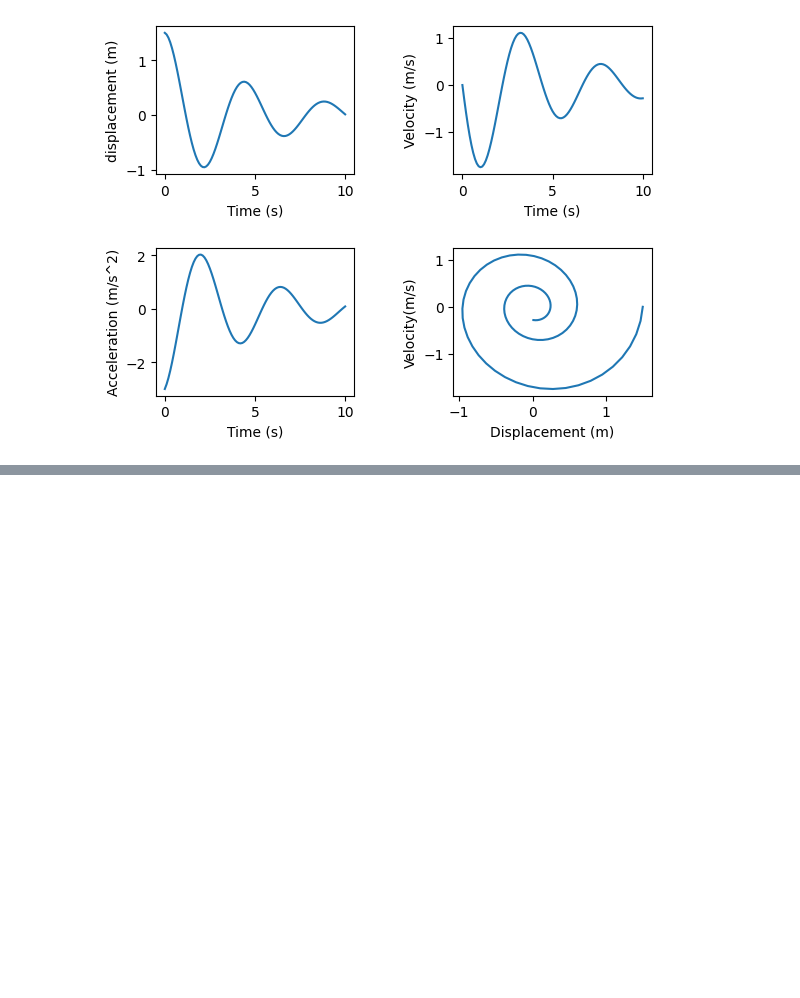
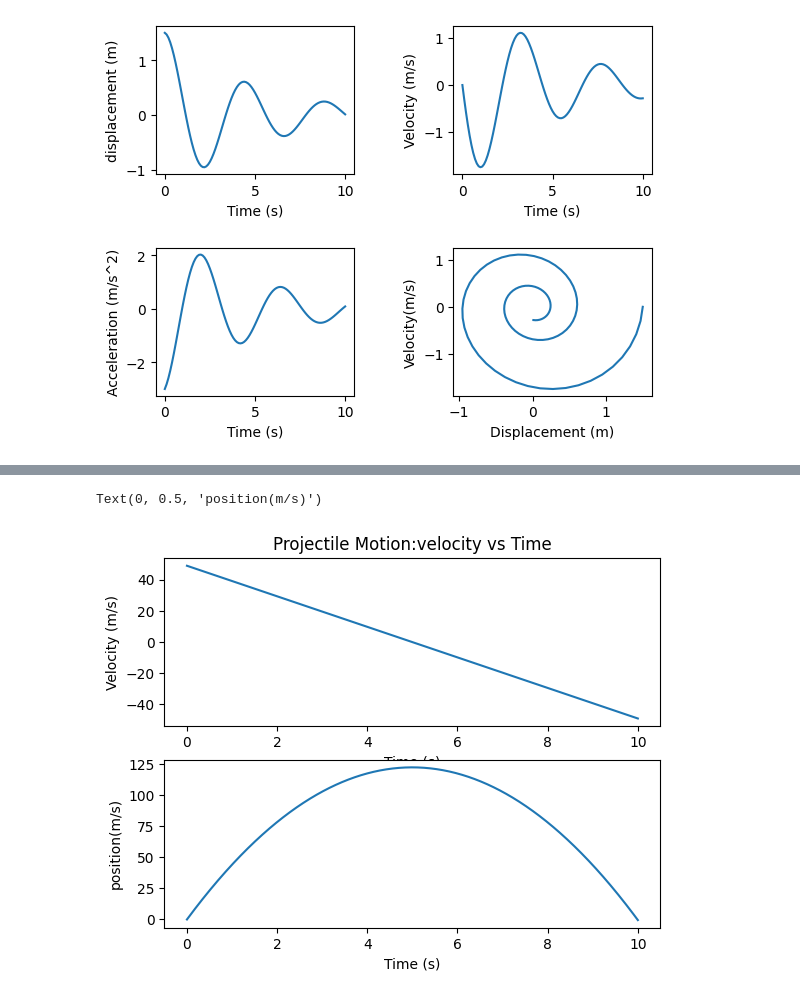
Before and after one commit to AbhinavKP01/Chatapp, a Jupyter notebook: simulation_lab.ipynb, the cells around one changed output, grey strips where cells are left out. Saved outputs shown, nothing was run; the diff lists cells and outputs as text; code cells hidden in the pictures; blank space fills up the shorter version.

```diff
--- a/simulation_lab.ipynb
+++ b/simulation_lab.ipynb
@@ -221,0 +272,34 @@ Text(0, 0.5, 'Velocity(m/s)')
+# %%
+import numpy as np
+import matplotlib.pyplot as p
+m=0.005
+v1=49
+g=9.8
+c=0.01
+Q=30
+r=0.01
+vy=49
+y=0
+tmax=5
+tsize=0.01
+V=[]
+Y=[]
+T=np.arange(0,10.01,0.01)
+for t in T:
+  V.append(vy)
+  Y.append(y)
+  ay=-g
+  vy=vy+(ay*tsize)
+  y=y+(vy*tsize)
+plt.subplot(211)
+plt.plot(T,V)
+plt.xlabel('Time (s)')
+plt.ylabel('Velocity (m/s)')
+plt.title('Projectile Motion:velocity vs Time')
+plt.subplot(212)
+plt.plot(T,Y)
+plt.xlabel('Time (s)')
+plt.ylabel('position(m/s)')
+# %% [output]
+Text(0, 0.5, 'position(m/s)')
+[figure, added]
```
Also changed, not shown: parts of 4 cells of this notebook.
